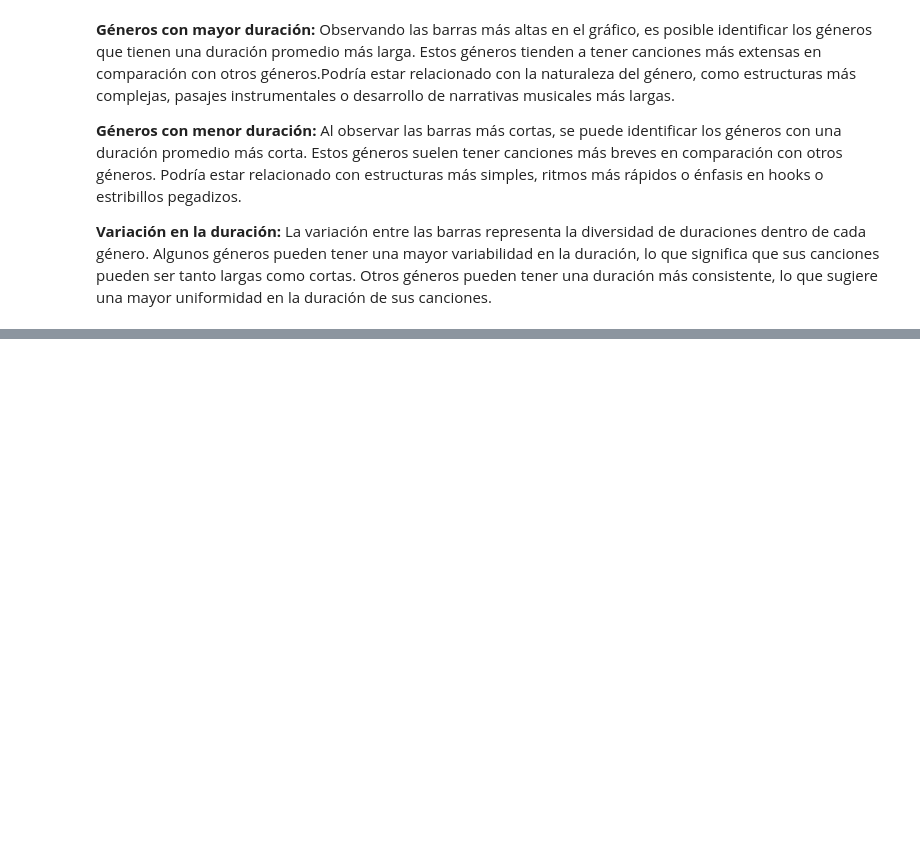
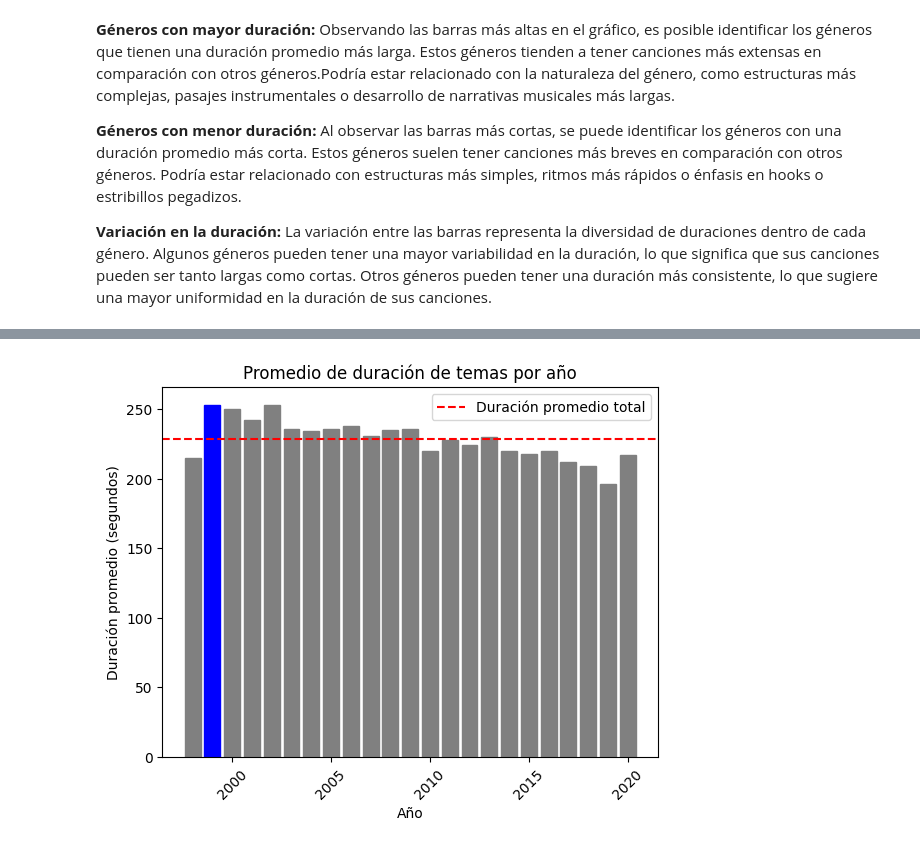
Before and after one commit to MarceloGustavoCordoba/Proyecto2023GrupoCCCC, a Jupyter notebook: CarlaContreras.ipynb, the cells around one changed output, grey strips where cells are left out. Cells and saved outputs as stored; diff of their text form; code cells hidden in the pictures; blank space fills up the shorter version.

```diff
--- a/CarlaContreras.ipynb
+++ b/CarlaContreras.ipynb
@@ -96,0 +155,40 @@ print(duracion_temas)
+# %%
+import matplotlib.pyplot as plt
+import numpy as np
+
+# Calcular el promedio de duración por año
+promedio_duracion_anio = df.groupby('Año')['Duracion'].mean().astype(int)
+
+# Obtener el año con la duración máxima
+max_duracion_anio = promedio_duracion_anio.idxmax()
+
+# Crear la figura y el eje
+fig, ax = plt.subplots()
+
+# Generar el gráfico de barras
+bars = ax.bar(promedio_duracion_anio.index, promedio_duracion_anio)
+
+# Resaltar los años de mayor duración con colores diferentes
+colors = ['blue' if x == max_duracion_anio else 'gray' for x in promedio_duracion_anio.index]
+for bar, color in zip(bars, colors):
+    bar.set_color(color)
+
+# Agregar una línea de referencia para la duración promedio total
+promedio_total = df['Duracion'].mean()
+ax.axhline(promedio_total, color='red', linestyle='--', label='Duración promedio total')
+
+# Establecer etiquetas y título
+ax.set_xlabel('Año')
+ax.set_ylabel('Duración promedio (segundos)')
+ax.set_title('Promedio de duración de temas por año')
+
+# Rotar las etiquetas del eje x para una mejor legibilidad
+plt.xticks(rotation=45)
+
+# Mostrar una leyenda con la línea de referencia
+ax.legend()
+
+# Mostrar el gráfico
+plt.show()
+# %% [output]
+[figure, added]
```
Also changed, not shown: parts of 11 cells of this notebook.
